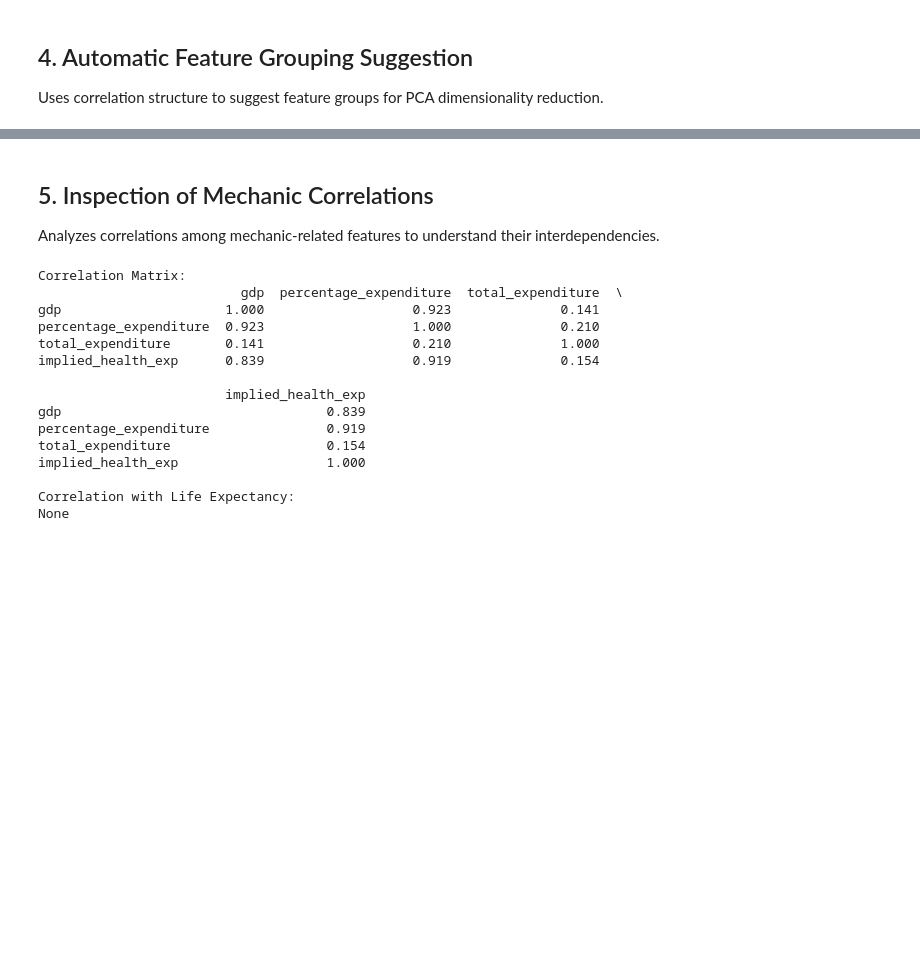
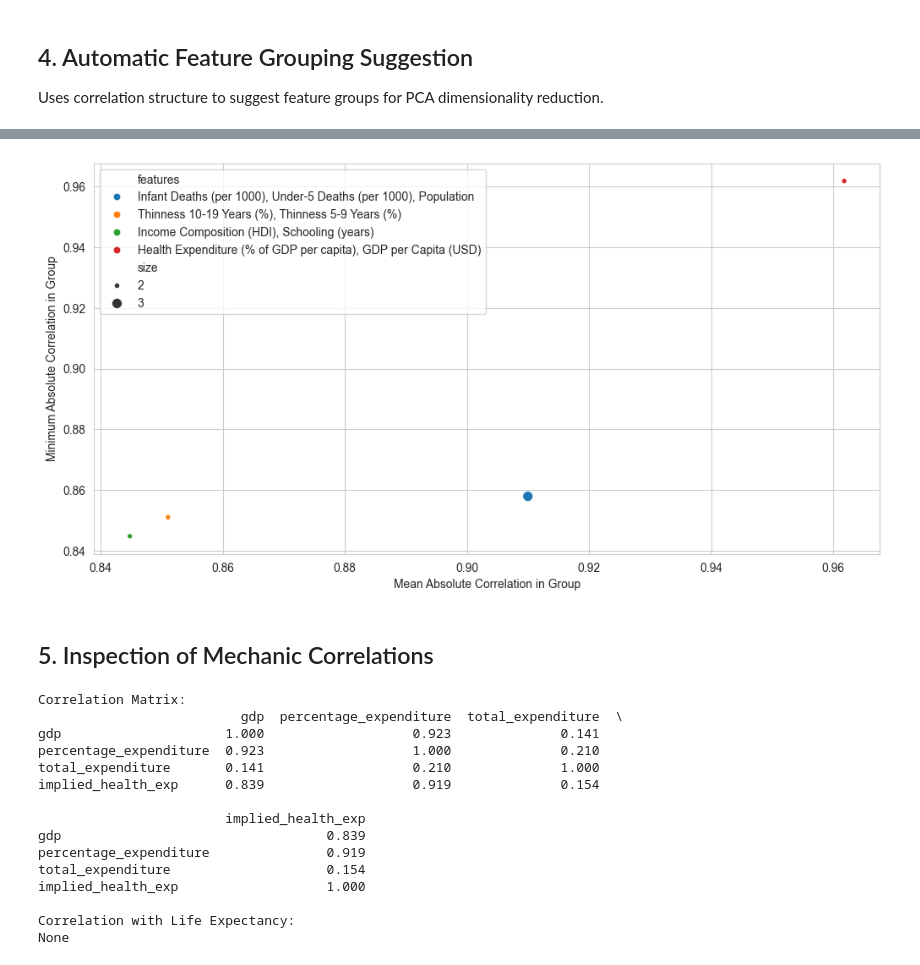
Before and after one commit to punsii/ama_ws25, a Jupyter notebook: notebooks/project/correlation_analysis.ipynb, the cells around one changed output, grey strips where cells are left out. Saved outputs shown, nothing was run; the diff lists cells and outputs as text; code cells hidden in the pictures; blank space fills up the shorter version.

Commit message:
feat(notebooks): update corr_analysis

```diff
--- a/notebooks/project/correlation_analysis.ipynb
+++ b/notebooks/project/correlation_analysis.ipynb
@@ -25,9 +25,9 @@ plt.rcParams["figure.titlesize"] = 12
 plt.rcParams["figure.labelsize"] = 11
 plt.rcParams["figure.titleweight"] = "bold"
 # %%
-ds = LifeExpectancyDataset.from_csv(aggregate_by_country=False)
+le_ds = LifeExpectancyDataset.from_csv(aggregate_by_country=False)
 
-corr_result = ds.make_correlation_analyzer().fit().result()
+corr_result = le_ds.make_correlation_analyzer().fit().result()
 # %% [markdown]
 ## 1. Correlation Matrix Heatmap
 
@@ -63,15 +62,18 @@ plt.show()
 
 Uses correlation structure to suggest feature groups for PCA dimensionality reduction.
 # %%
-suggested_groups = suggest_groups_from_correlation(
-    corr_result.matrix, threshold=0.8, min_group_size=2
+from devtools import pprint
+
+
+corr_mat = (
+    LifeExpectancyDataset.from_csv()
+    .make_correlation_analyzer(include_target=False)
+    .get_correlation_matrix()
 )
-
-print("Suggested Feature Groups (|r| > 0.8):")
-print("=" * 80)
-for group in suggested_groups:
-    print(f"\n{group.name} ({len(group.features)} features):")
-    for feat in group.features:
-        pretty = ds.get_pretty_name(feat)
-        print(f"  - {feat:30s} ({pretty})")
+tresh = 0.8
+suggested_groups, summary_df = suggest_groups_from_correlation(
+    corr_mat, threshold=tresh, return_summary=True
+)
+pprint(suggested_groups)
+summary_df
 # %% [output]
@@ -92,5 +102,21 @@ Group_11 (2 features):
+# %%
+sns.scatterplot(
+    data=summary_df.assign(feature_list=summary_df.features.str.split(",")).assign(
+        pretty_features=lambda d: d.feature_list.apply(
+            lambda lst: [le_ds.get_pretty_name(f.strip()) for f in lst]
+        ),
+        features=lambda d: d.pretty_features.apply(", ".join),
+    ),
+    x="mean_abs_corr",
+    y="min_abs_corr",
+    hue="features",
+    size="size",
+)
+plt.xlabel("Mean Absolute Correlation in Group")
+plt.ylabel("Minimum Absolute Correlation in Group")
+plt.show()
+# %% [output]
+[figure, added]
 # %% [markdown]
 ## 5. Inspection of Mechanic Correlations
-
-Analyzes correlations among mechanic-related features to understand their interdependencies.
 # %%
```
Also changed, not shown: parts of 6 cells of this notebook.
